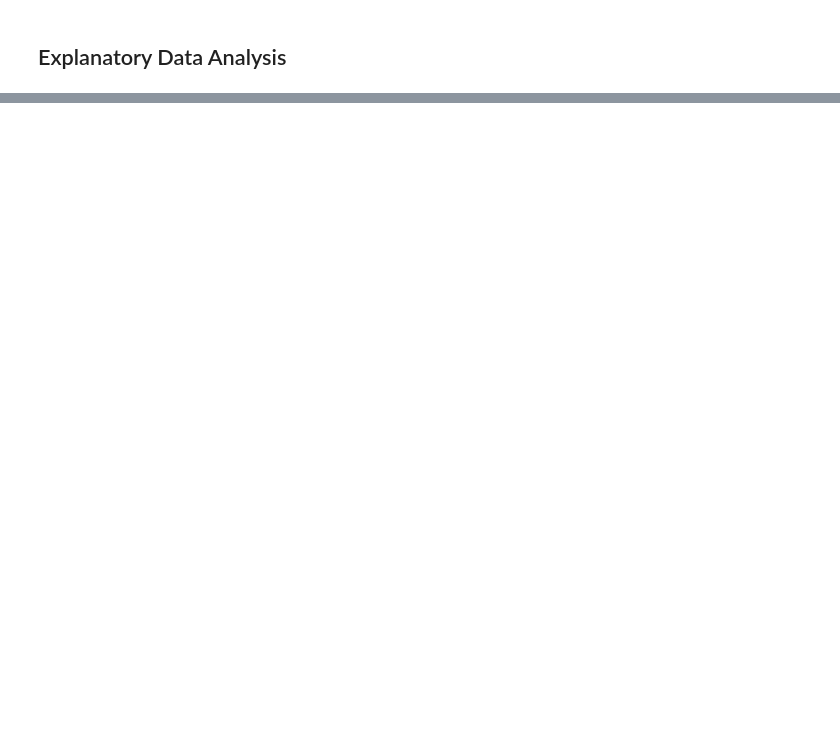
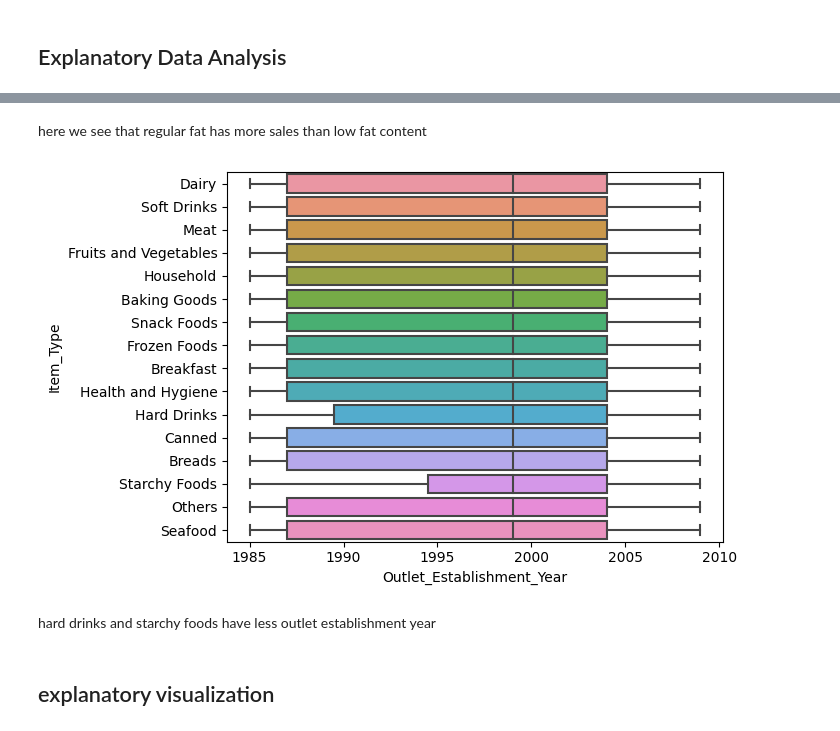
Before and after one commit to elleniayele/Prediction-of-Product-Sales1, a Jupyter notebook: prediction of product sales .ipynb, the cells around one changed output, grey strips where cells are left out. Drawn from its saved outputs; the diff is of its cells as text; code cells hidden in the pictures; blank space fills up the shorter version.

```diff
--- a/prediction of product sales .ipynb
+++ b/prediction of product sales .ipynb
@@ -210,0 +244,10 @@ ax = sns.heatmap(corr, cmap= 'YlGn', annot = True);
+# %% [markdown]
+here we see that regular fat has more sales than low fat content
+# %%
+ax= sns.boxplot(data=df,x='Outlet_Establishment_Year',y='Item_Type')
+# %% [output]
+[figure, added]
+# %% [markdown]
+hard drinks and starchy foods have less outlet establishment year
+# %% [markdown]
+## explanatory visualization
```
Also changed, not shown: parts of 17 cells of this notebook.
